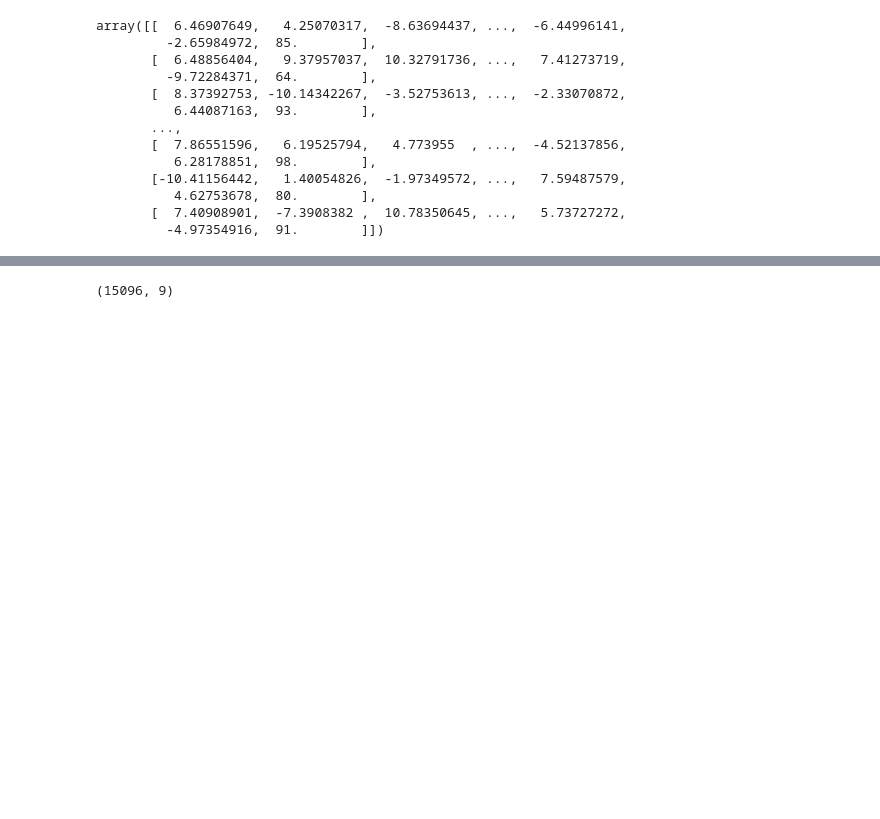
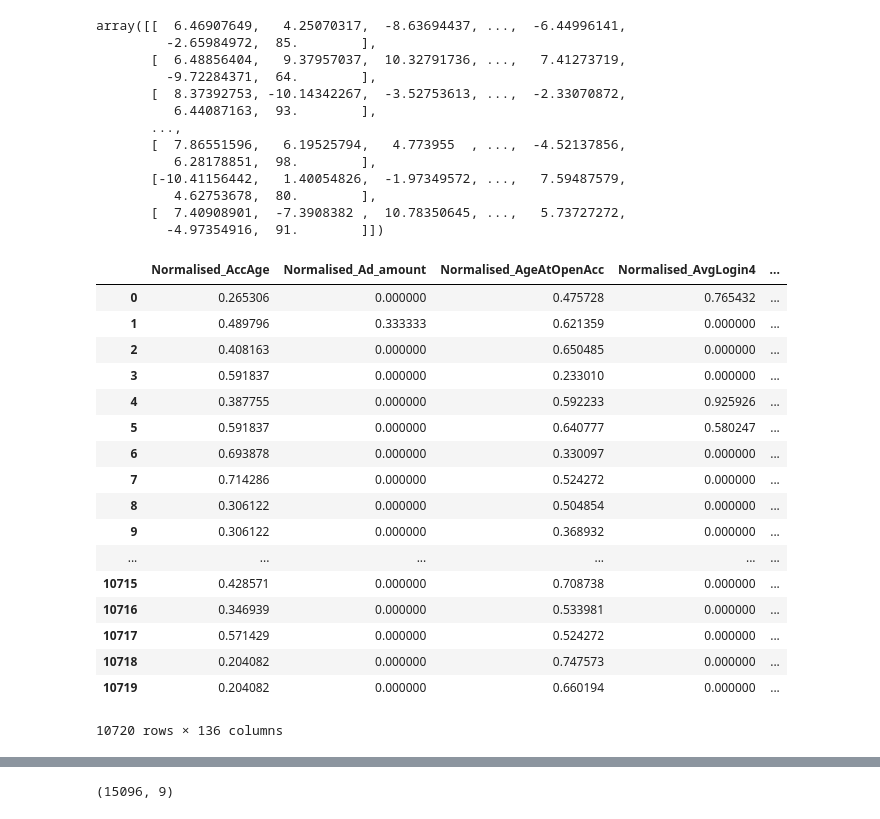
Before and after one commit to ap9055097/techjob_1, a Jupyter notebook: ML_for_techjam_online.ipynb, the cells around one changed output, grey strips where cells are left out. Cells and saved outputs as stored; diff of their text form; code cells hidden in the pictures; blank space fills up the shorter version.

```diff
--- a/ML_for_techjam_online.ipynb
+++ b/ML_for_techjam_online.ipynb
@@ -174,5 +174,26 @@ array([[  6.46907649,   4.25070317,  -8.63694437, ...,  -6.44996141,
           4.62753678,  80.        ],
        [  7.40908901,  -7.3908382 ,  10.78350645, ...,   5.73727272,
          -4.97354916,  91.        ]])
+# %%
+data
+# %% [output]
+|  | Normalised_AccAge | Normalised_Ad_amount | Normalised_AgeAtOpenAcc | Normalised_AvgLogin4 | ... |
+| 0 | 0.265306 | 0.000000 | 0.475728 | 0.765432 | ... |
+| 1 | 0.489796 | 0.333333 | 0.621359 | 0.000000 | ... |
+| 2 | 0.408163 | 0.000000 | 0.650485 | 0.000000 | ... |
+| 3 | 0.591837 | 0.000000 | 0.233010 | 0.000000 | ... |
+| 4 | 0.387755 | 0.000000 | 0.592233 | 0.925926 | ... |
+| 5 | 0.591837 | 0.000000 | 0.640777 | 0.580247 | ... |
+| 6 | 0.693878 | 0.000000 | 0.330097 | 0.000000 | ... |
+| 7 | 0.714286 | 0.000000 | 0.524272 | 0.000000 | ... |
+| 8 | 0.306122 | 0.000000 | 0.504854 | 0.000000 | ... |
+| 9 | 0.306122 | 0.000000 | 0.368932 | 0.000000 | ... |
+| ... | ... | ... | ... | ... | ... |
+| 10715 | 0.428571 | 0.000000 | 0.708738 | 0.000000 | ... |
+| 10716 | 0.346939 | 0.000000 | 0.533981 | 0.000000 | ... |
+| 10717 | 0.571429 | 0.000000 | 0.524272 | 0.000000 | ... |
+| 10718 | 0.204082 | 0.000000 | 0.747573 | 0.000000 | ... |
+| 10719 | 0.204082 | 0.000000 | 0.660194 | 0.000000 | ... |
+10720 rows × 136 columns
 # %%
 import pandas as pd
```
Also changed, not shown: parts of 31 cells of this notebook, 8 other files.
